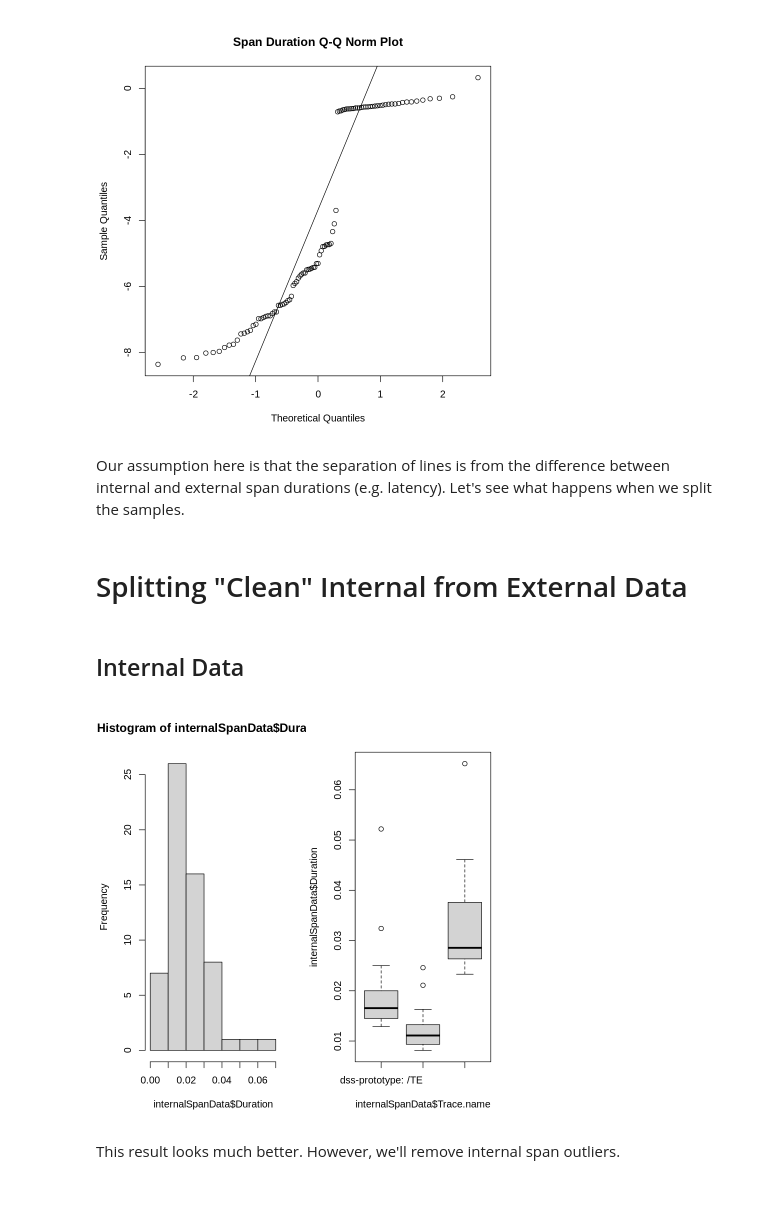
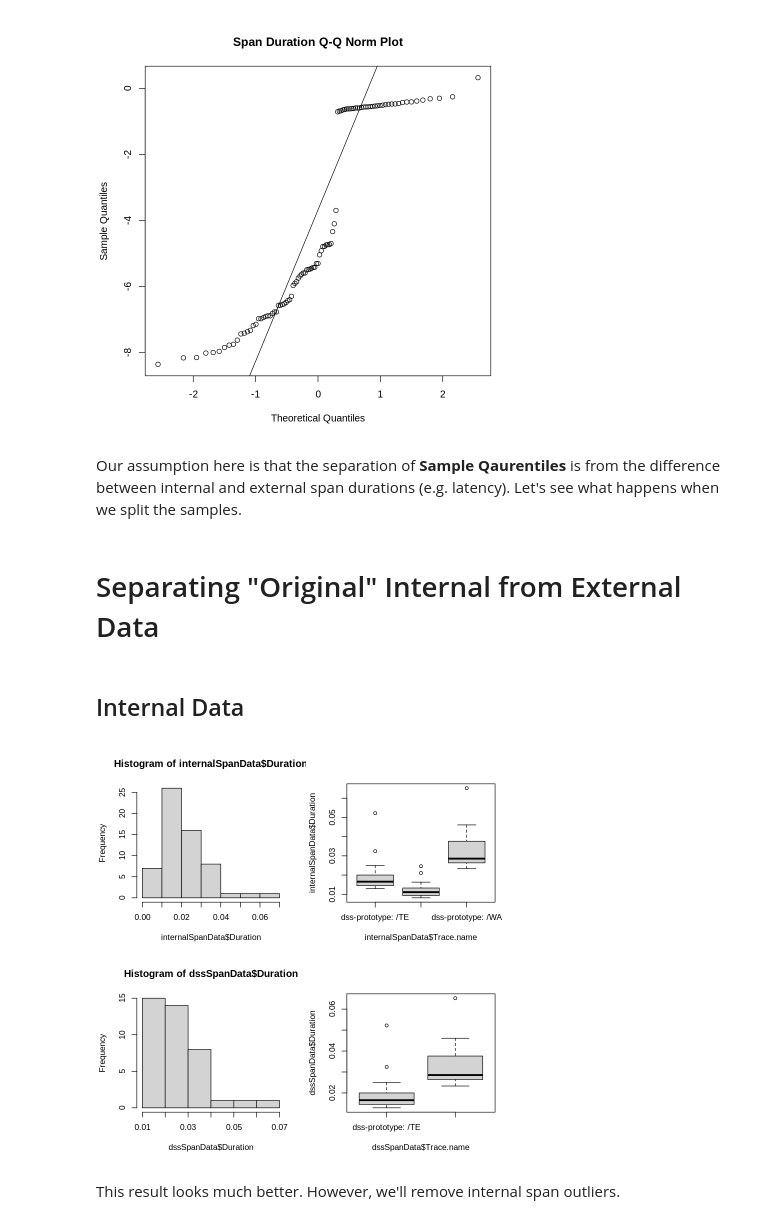
Before and after one commit to amurp003/dss-prototype, a Jupyter notebook: analysis/dss-span-analysis-rev1.ipynb, the cells around one changed output. Cells and saved outputs as stored; diff of their text form; code cells hidden in the pictures; blank space fills up the shorter version.

```diff
--- a/analysis/dss-span-analysis-rev1.ipynb
+++ b/analysis/dss-span-analysis-rev1.ipynb
@@ -252,29 +283,31 @@ qqline(new_x_exact)
 # %% [output]
 [figure]
 # %% [markdown]
-Our assumption here is that the separation of lines is from the difference between internal and external span durations (e.g. latency). Let's see what happens when we split the samples.
+Our assumption here is that the separation of **Sample Qaurentiles** is from the difference between internal and external span durations (e.g. latency). Let's see what happens when we split the samples.
 # %% [markdown]
-# Splitting "Clean" Internal from External Data #
+# Separating "Original" Internal from External Data #
 # %% [markdown]
 ## Internal Data ##
 # %%
-tracksSpanData = subset(cleanMetrics, Trace.name == "dss-prototype: /tracks")
-TE_SpanData = subset(cleanMetrics, Trace.name == "dss-prototype: /TE")
-WA_SpanData = subset(cleanMetrics, Trace.name == "dss-prototype: /WA")
+tracksSpanData = subset(spanMetrics, Trace.name == "dss-prototype: /tracks")
+TE_SpanData = subset(spanMetrics, Trace.name == "dss-prototype: /TE")
+WA_SpanData = subset(spanMetrics, Trace.name == "dss-prototype: /WA")
 
 internalSpanData <- rbind(tracksSpanData, TE_SpanData, WA_SpanData)
 dssSpanData <- rbind(TE_SpanData, WA_SpanData)
 
 # head(tracksSpanData)
 # head(TE_SpanData)
 # head(WA_SpanData)
 # head(internalSpanData)
 
-par(mfrow=c(1,2))
+par(mfrow=c(2,2))
 hist(internalSpanData$Duration)
 boxplot(internalSpanData$Duration~internalSpanData$Trace.name)
+hist(dssSpanData$Duration)
+boxplot(dssSpanData$Duration~dssSpanData$Trace.name)
 # %% [output]
-[figure, old version]
+[figure, new version]
 # %% [markdown]
 This result looks much better.  However, we'll remove internal span outliers.
 # %%
```
Also changed, not shown: parts of 29 cells of this notebook.
